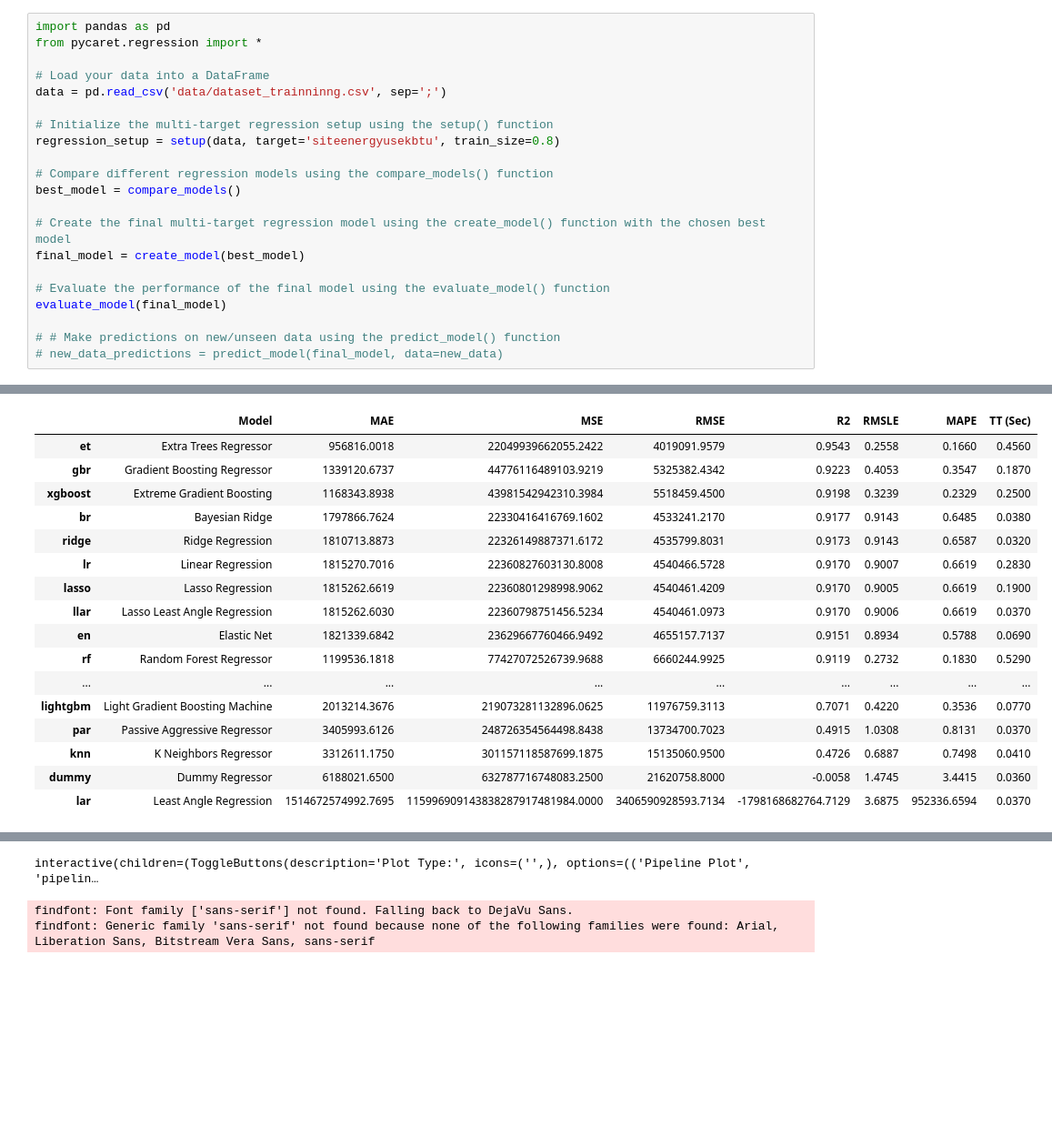
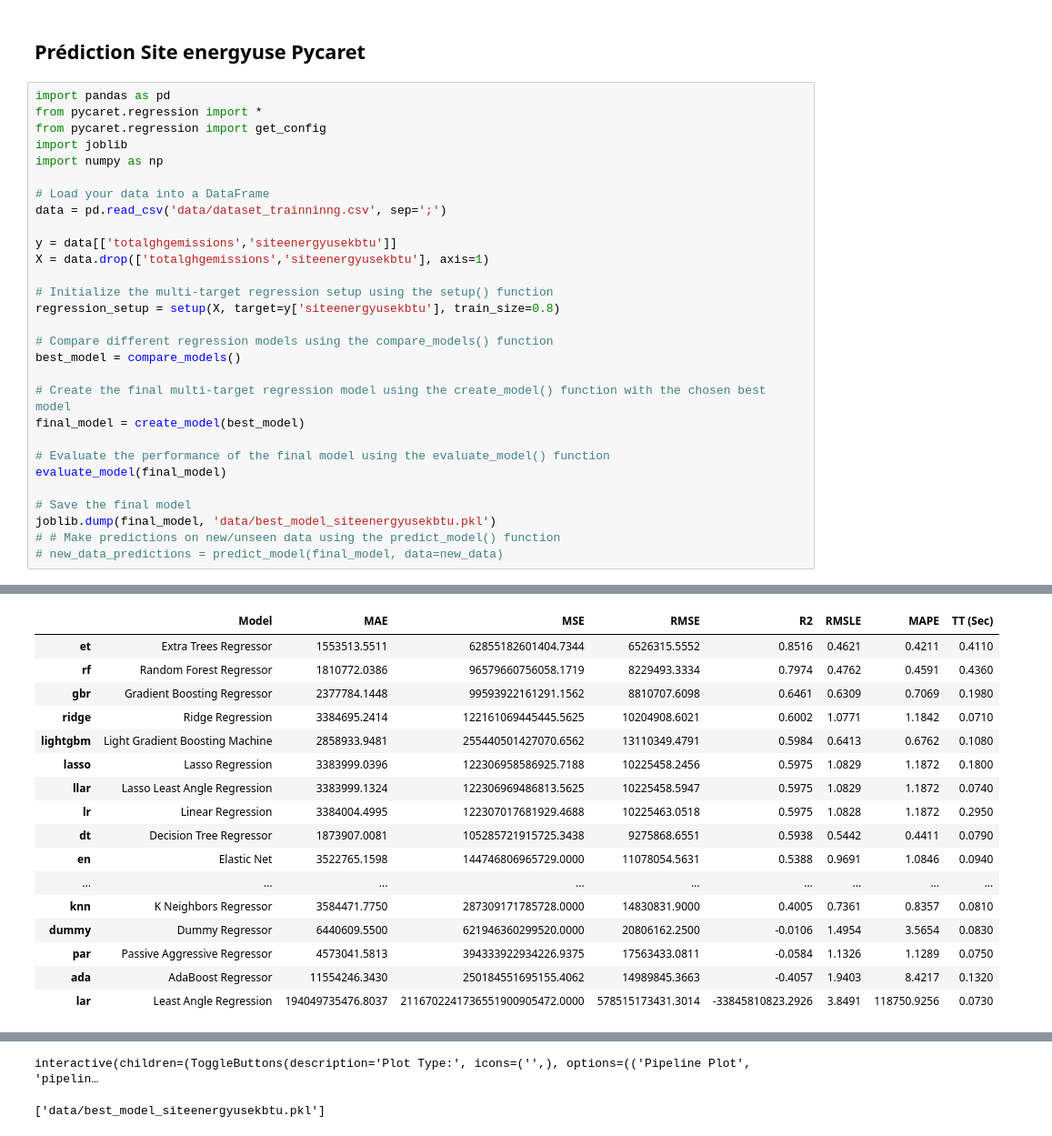
Before and after one commit to data-IA-2022/CO2_Maud_Tarik, a Jupyter notebook: tester_son_code.ipynb, the cells around one changed output, grey strips where cells are left out. Shown at 91% size. Cells and saved outputs as stored; diff of their text form; blank space fills up the shorter version.

```diff
--- a/tester_son_code.ipynb
+++ b/tester_son_code.ipynb
@@ -1,12 +1,20 @@
+# %% [markdown]
+## Prédiction Site energyuse Pycaret
 # %%
 import pandas as pd
 from pycaret.regression import *
+from pycaret.regression import get_config
+import joblib
+import numpy as np
 
 # Load your data into a DataFrame
 data = pd.read_csv('data/dataset_trainninng.csv', sep=';')
 
+y = data[['totalghgemissions','siteenergyusekbtu']]
+X = data.drop(['totalghgemissions','siteenergyusekbtu'], axis=1)
+
 # Initialize the multi-target regression setup using the setup() function
-regression_setup = setup(data, target='siteenergyusekbtu', train_size=0.8)
+regression_setup = setup(X, target=y['siteenergyusekbtu'], train_size=0.8)
 
 # Compare different regression models using the compare_models() function
 best_model = compare_models()
@@ -17,6 +25,8 @@ final_model = create_model(best_model)
 # Evaluate the performance of the final model using the evaluate_model() function
 evaluate_model(final_model)
 
+# Save the final model
+joblib.dump(final_model, 'data/best_model_siteenergyusekbtu.pkl')
 # # Make predictions on new/unseen data using the predict_model() function
 # new_data_predictions = predict_model(final_model, data=new_data)
 # %% [output]
@@ -40,21 +50,21 @@ evaluate_model(final_model)
 [interactive output not drawn]
 |  | Model | MAE | MSE | RMSE | R2 | RMSLE | MAPE | TT (Sec) |
-| et | Extra Trees Regressor | 956816.0018 | 22049939662055.2422 | 4019091.9579 | 0.9543 | 0.2558 | 0.1660 | 0.4560 |
-| gbr | Gradient Boosting Regressor | 1339120.6737 | 44776116489103.9219 | 5325382.4342 | 0.9223 | 0.4053 | 0.3547 | 0.1870 |
-| xgboost | Extreme Gradient Boosting | 1168343.8938 | 43981542942310.3984 | 5518459.4500 | 0.9198 | 0.3239 | 0.2329 | 0.2500 |
-| br | Bayesian Ridge | 1797866.7624 | 22330416416769.1602 | 4533241.2170 | 0.9177 | 0.9143 | 0.6485 | 0.0380 |
-| ridge | Ridge Regression | 1810713.8873 | 22326149887371.6172 | 4535799.8031 | 0.9173 | 0.9143 | 0.6587 | 0.0320 |
-| lr | Linear Regression | 1815270.7016 | 22360827603130.8008 | 4540466.5728 | 0.9170 | 0.9007 | 0.6619 | 0.2830 |
-| lasso | Lasso Regression | 1815262.6619 | 22360801298998.9062 | 4540461.4209 | 0.9170 | 0.9005 | 0.6619 | 0.1900 |
-| llar | Lasso Least Angle Regression | 1815262.6030 | 22360798751456.5234 | 4540461.0973 | 0.9170 | 0.9006 | 0.6619 | 0.0370 |
-| en | Elastic Net | 1821339.6842 | 23629667760466.9492 | 4655157.7137 | 0.9151 | 0.8934 | 0.5788 | 0.0690 |
-| rf | Random Forest Regressor | 1199536.1818 | 77427072526739.9688 | 6660244.9925 | 0.9119 | 0.2732 | 0.1830 | 0.5290 |
+| et | Extra Trees Regressor | 1553513.5511 | 62855182601404.7344 | 6526315.5552 | 0.8516 | 0.4621 | 0.4211 | 0.4110 |
+| rf | Random Forest Regressor | 1810772.0386 | 96579660756058.1719 | 8229493.3334 | 0.7974 | 0.4762 | 0.4591 | 0.4360 |
+| gbr | Gradient Boosting Regressor | 2377784.1448 | 99593922161291.1562 | 8810707.6098 | 0.6461 | 0.6309 | 0.7069 | 0.1980 |
+| ridge | Ridge Regression | 3384695.2414 | 122161069445445.5625 | 10204908.6021 | 0.6002 | 1.0771 | 1.1842 | 0.0710 |
+| lightgbm | Light Gradient Boosting Machine | 2858933.9481 | 255440501427070.6562 | 13110349.4791 | 0.5984 | 0.6413 | 0.6762 | 0.1080 |
+| lasso | Lasso Regression | 3383999.0396 | 122306958586925.7188 | 10225458.2456 | 0.5975 | 1.0829 | 1.1872 | 0.1800 |
+| llar | Lasso Least Angle Regression | 3383999.1324 | 122306969486813.5625 | 10225458.5947 | 0.5975 | 1.0829 | 1.1872 | 0.0740 |
+| lr | Linear Regression | 3384004.4995 | 122307017681929.4688 | 10225463.0518 | 0.5975 | 1.0828 | 1.1872 | 0.2950 |
+| dt | Decision Tree Regressor | 1873907.0081 | 105285721915725.3438 | 9275868.6551 | 0.5938 | 0.5442 | 0.4411 | 0.0790 |
+| en | Elastic Net | 3522765.1598 | 144746806965729.0000 | 11078054.5631 | 0.5388 | 0.9691 | 1.0846 | 0.0940 |
 | ... | ... | ... | ... | ... | ... | ... | ... | ... |
-| lightgbm | Light Gradient Boosting Machine | 2013214.3676 | 219073281132896.0625 | 11976759.3113 | 0.7071 | 0.4220 | 0.3536 | 0.0770 |
-| par | Passive Aggressive Regressor | 3405993.6126 | 248726354564498.8438 | 13734700.7023 | 0.4915 | 1.0308 | 0.8131 | 0.0370 |
-| knn | K Neighbors Regressor | 3312611.1750 | 301157118587699.1875 | 15135060.9500 | 0.4726 | 0.6887 | 0.7498 | 0.0410 |
-| dummy | Dummy Regressor | 6188021.6500 | 632787716748083.2500 | 21620758.8000 | -0.0058 | 1.4745 | 3.4415 | 0.0360 |
-| lar | Least Angle Regression | 1514672574992.7695 | 115996909143838287917481984.0000 | 3406590928593.7134 | -1798168682764.7129 | 3.6875 | 952336.6594 | 0.0370 |
+| knn | K Neighbors Regressor | 3584471.7750 | 287309171785728.0000 | 14830831.9000 | 0.4005 | 0.7361 | 0.8357 | 0.0810 |
+| dummy | Dummy Regressor | 6440609.5500 | 621946360299520.0000 | 20806162.2500 | -0.0106 | 1.4954 | 3.5654 | 0.0830 |
+| par | Passive Aggressive Regressor | 4573041.5813 | 394333922934226.9375 | 17563433.0811 | -0.0584 | 1.1326 | 1.1289 | 0.0750 |
+| ada | AdaBoost Regressor | 11554246.3430 | 250184551695155.4062 | 14989845.3663 | -0.4057 | 1.9403 | 8.4217 | 0.1320 |
+| lar | Least Angle Regression | 194049735476.8037 | 2116702241736551900905472.0000 | 578515173431.3014 | -33845810823.2926 | 3.8491 | 118750.9256 | 0.0730 |
 [interactive output not drawn]
 [interactive output not drawn]
 |  | MAE | MSE | RMSE | R2 | RMSLE | MAPE |
@@ -74,4 +84,3 @@ evaluate_model(final_model)
 [interactive output not drawn]
 interactive(children=(ToggleButtons(description='Plot Type:', icons=('',), options=(('Pipeline Plot', 'pipelin…
-findfont: Font family ['sans-serif'] not found. Falling back to DejaVu Sans.
-findfont: Generic family 'sans-serif' not found because none of the following families were found: Arial, Liberation Sans, Bitstream Vera Sans, sans-serif
+['data/best_model_siteenergyusekbtu.pkl']
```
Also changed, not shown: parts of 17 cells of this notebook, 34 other files.
